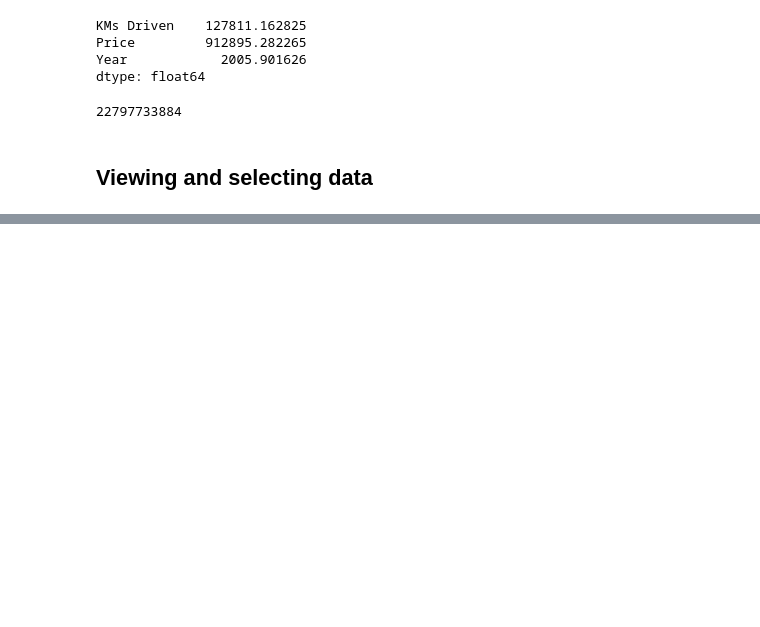
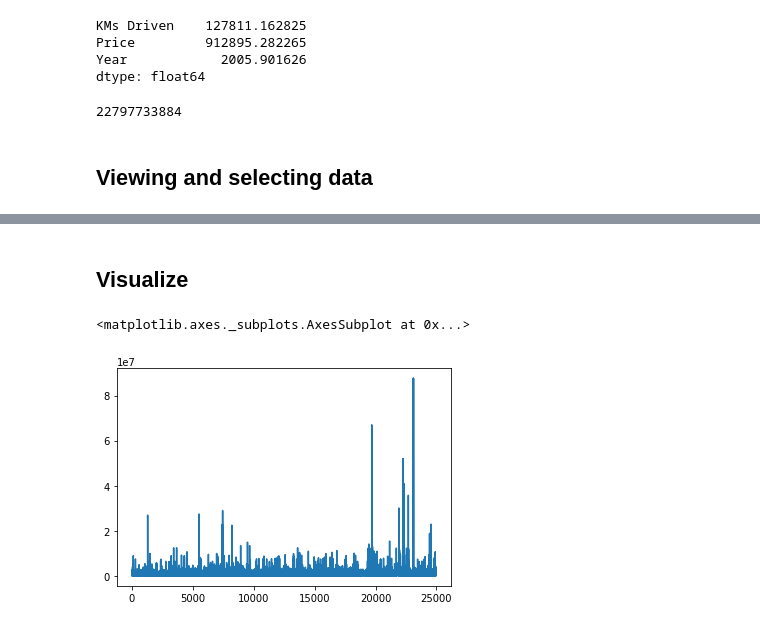
Before and after one commit to E-RROR/ml-course-files, a Jupyter notebook: ML/try-panda.ipynb, the cells around one changed output, grey strips where cells are left out. Cells and saved outputs as stored; diff of their text form; code cells hidden in the pictures; blank space fills up the shorter version.

```diff
--- a/ML/try-panda.ipynb
+++ b/ML/try-panda.ipynb
@@ -124,0 +155,7 @@ cars_set.tail()
+# %% [markdown]
+## Visualize
+# %%
+cars_set["Price"].plot()
+# %% [output]
+<matplotlib.axes._subplots.AxesSubplot at 0x...>
+[figure, added]
```
Also changed, not shown: parts of 8 cells of this notebook.
